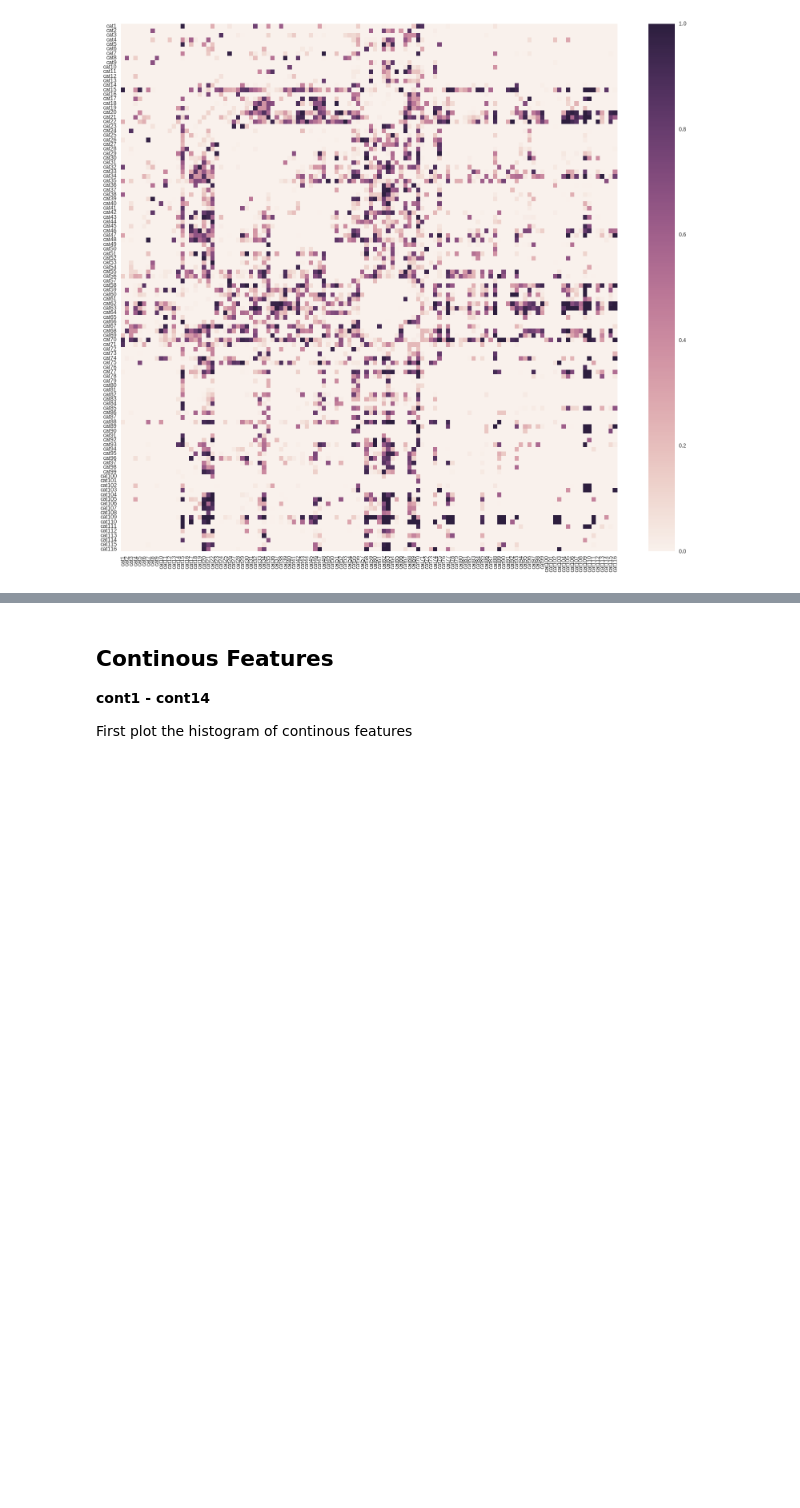
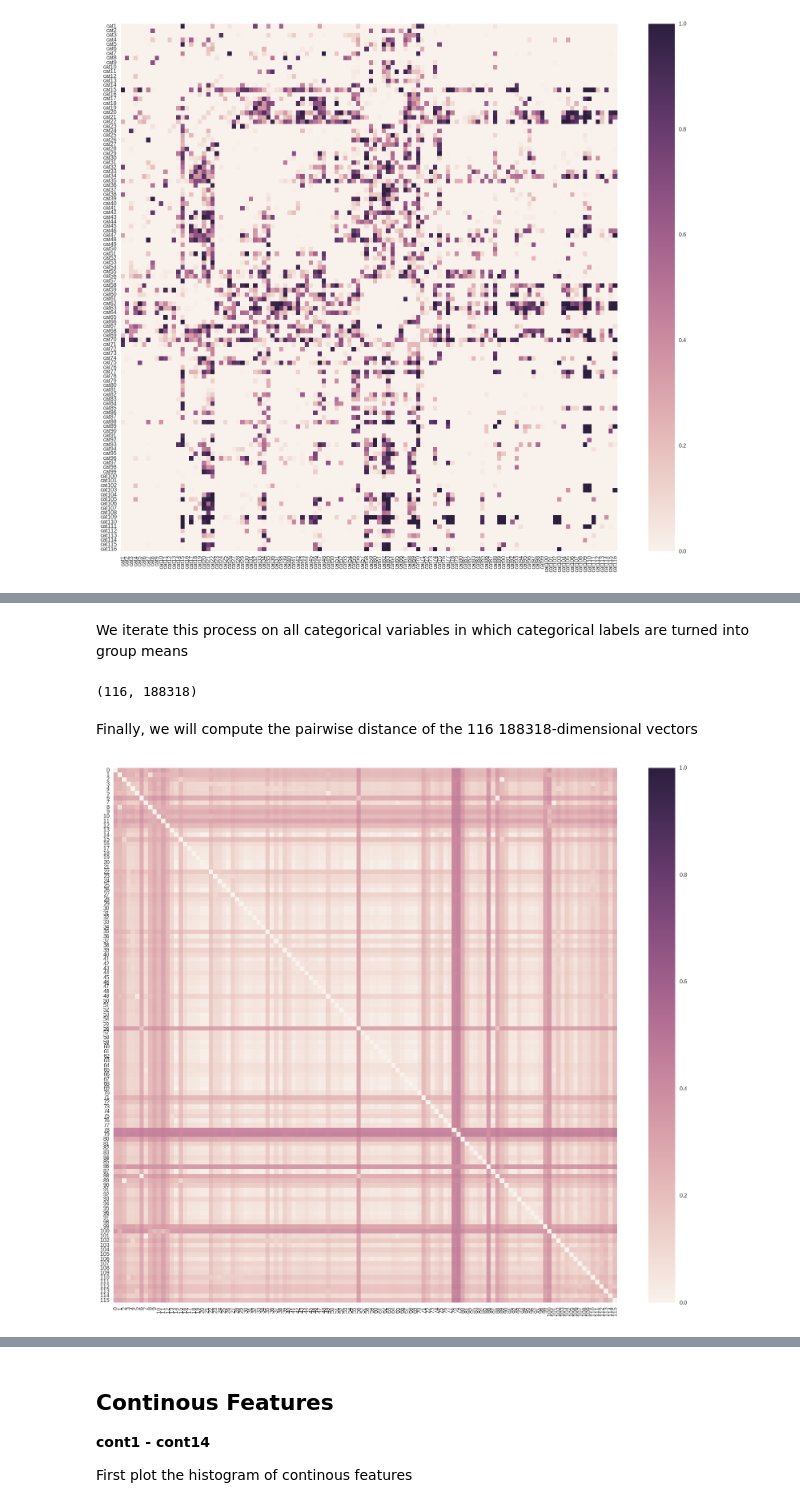
Before and after one commit to chao-ji/allstate_severity, a Jupyter notebook: Exploratory Data Analysis.ipynb, the cells around one changed output, grey strips where cells are left out. Cells and saved outputs as stored; diff of their text form; code cells hidden in the pictures; blank space fills up the shorter version.

```diff
--- a/Exploratory Data Analysis.ipynb
+++ b/Exploratory Data Analysis.ipynb
@@ -164,0 +203,4 @@ There appears to be two horizontal dark **stripes** (row "cat15" - "cat22" and "
+# %%
+# Compute group mean
+mean= y.groupby(train.ix[:, "cat100"]).mean()
+mean
@@ -164,0 +258,2 @@ There appears to be two horizontal dark **stripes** (row "cat15" - "cat22" and "
+# %% [markdown]
+We iterate this process on all categorical variables in which categorical labels are turned into group means
@@ -164,0 +270,21 @@ There appears to be two horizontal dark **stripes** (row "cat15" - "cat22" and "
+# %%
+X = cat2cont.values
+X = X.T
+X.shape
+# %% [output]
+(116, 188318)
+# %% [markdown]
+Finally, we will compute the pairwise distance of the 116 188318-dimensional vectors
+# %%
+from scipy.spatial.distance import cdist
+from sklearn.preprocessing import Normalizer
+
+X_norm = Normalizer().fit_transform(X)
+D = cdist(X_norm, X_norm, "euclidean")
+D = cdist(X_norm, X_norm, "euclidean")
+
+pylab.rcParams['figure.figsize'] = 20, 17
+sns.heatmap(D, vmin=0., vmax=1.)
+plt.show()
+# %% [output]
+[figure, added]
```
Also changed, not shown: parts of 18 cells of this notebook.
